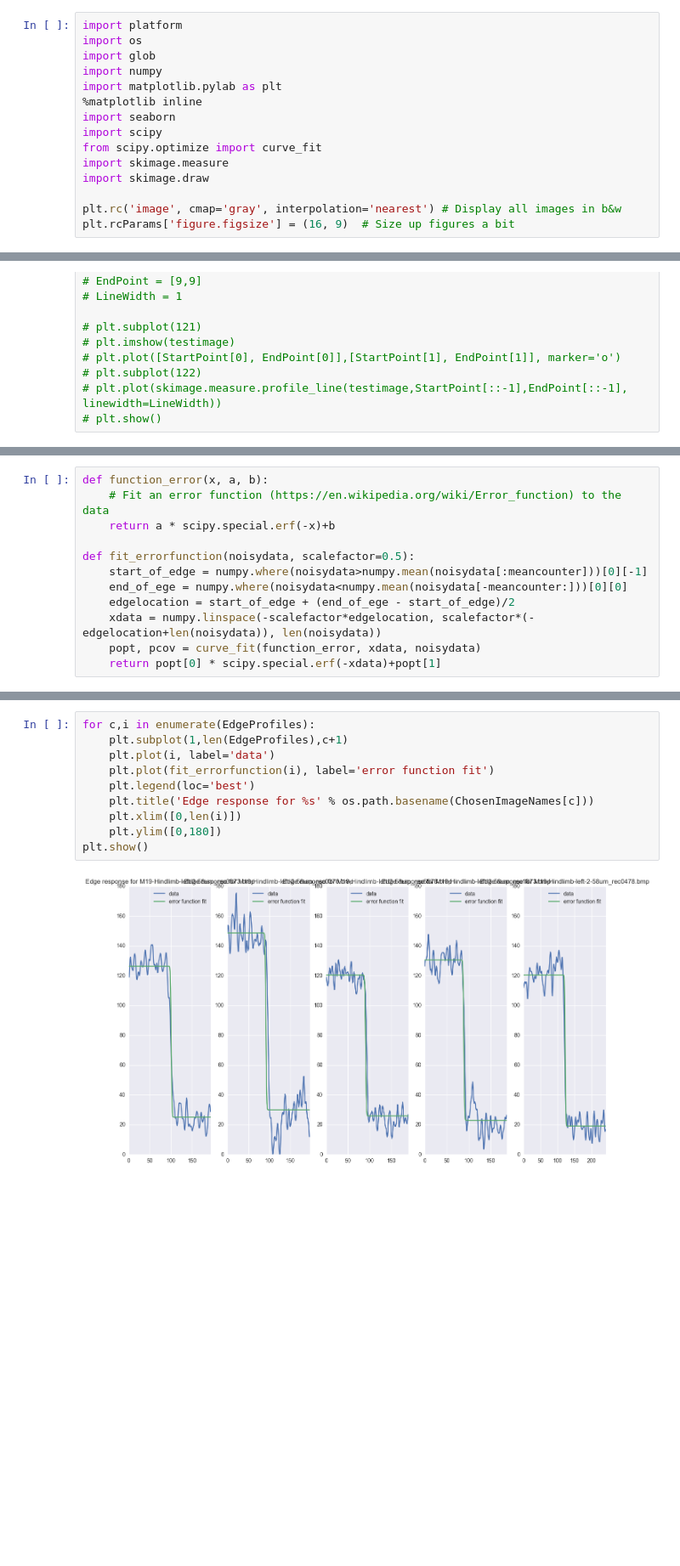
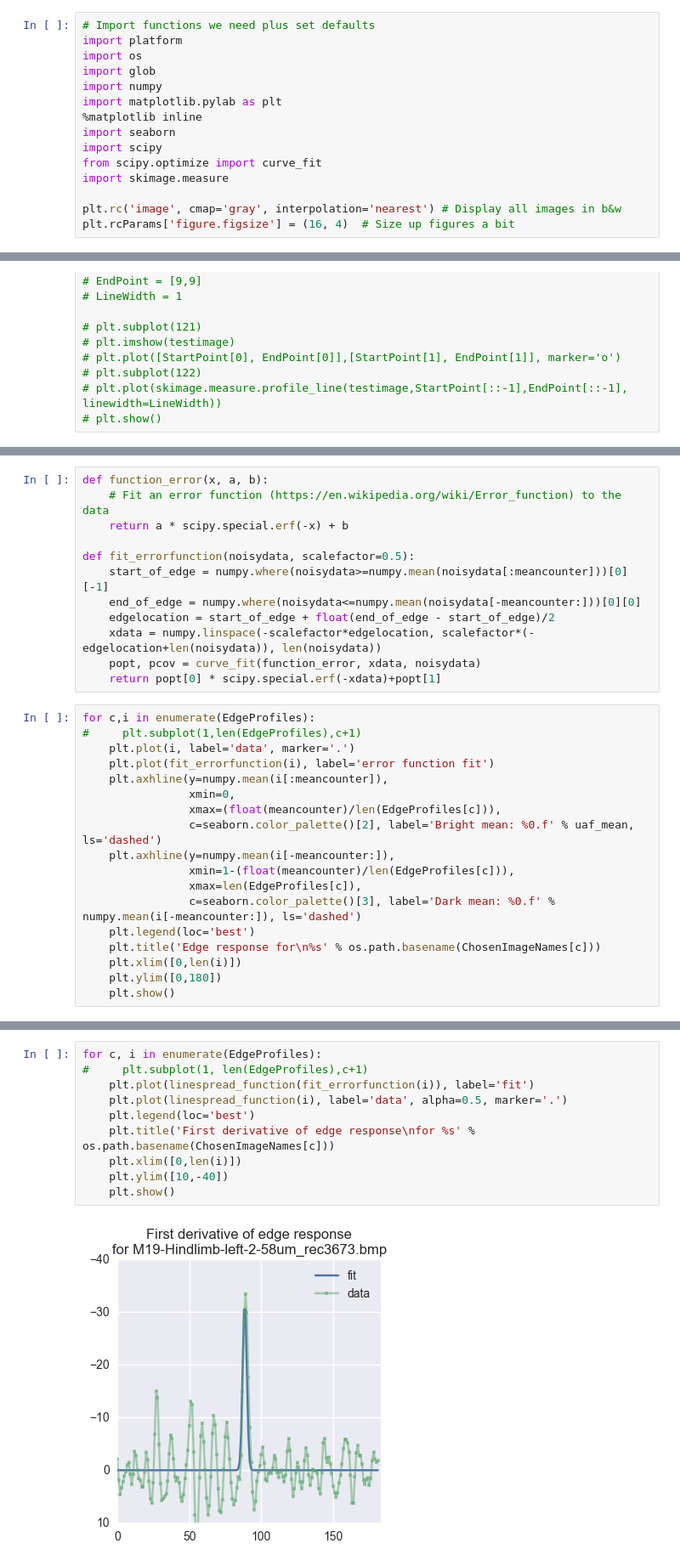
Before and after one commit to habi/mtf, a Jupyter notebook: Edge response.ipynb, the cells around one changed output, grey strips where cells are left out. Shown at 85% size. Cells and saved outputs as stored; diff of their text form; blank space fills up the shorter version.

```diff
--- a/Edge response.ipynb
+++ b/Edge response.ipynb
@@ -25,4 +25,5 @@ http://www.quickmtf.com/about-resolution.html
 # %%
+# Import functions we need plus set defaults
 import platform
 import os
 import glob
@@ -33,10 +34,9 @@ import seaborn
 import scipy
 from scipy.optimize import curve_fit
 import skimage.measure
-import skimage.draw
 
 plt.rc('image', cmap='gray', interpolation='nearest') # Display all images in b&w
-plt.rcParams['figure.figsize'] = (16, 9)  # Size up figures a bit
+plt.rcParams['figure.figsize'] = (16, 4)  # Size up figures a bit
 # %%
 # Load Images from different locations depending if we run this notebook on Linux or Windows
 if 'debian' in platform.dist():
@@ -165,12 +178,30 @@ The 10-90% edge response (gray values 29-109) is 8 pixels wide (px 117-125)
 # %%
 def function_error(x, a, b):
     # Fit an error function (https://en.wikipedia.org/wiki/Error_function) to the data
-    return a * scipy.special.erf(-x)+b
+    return a * scipy.special.erf(-x) + b
 
 def fit_errorfunction(noisydata, scalefactor=0.5):
-    start_of_edge = numpy.where(noisydata>numpy.mean(noisydata[:meancounter]))[0][-1]
-    end_of_ege = numpy.where(noisydata<numpy.mean(noisydata[-meancounter:]))[0][0]
-    edgelocation = start_of_edge + (end_of_ege - start_of_edge)/2
+    start_of_edge = numpy.where(noisydata>=numpy.mean(noisydata[:meancounter]))[0][-1]
+    end_of_edge = numpy.where(noisydata<=numpy.mean(noisydata[-meancounter:]))[0][0]
+    edgelocation = start_of_edge + float(end_of_edge - start_of_edge)/2
     xdata = numpy.linspace(-scalefactor*edgelocation, scalefactor*(-edgelocation+len(noisydata)), len(noisydata))
     popt, pcov = curve_fit(function_error, xdata, noisydata)
     return popt[0] * scipy.special.erf(-xdata)+popt[1]
+# %%
+for c,i in enumerate(EdgeProfiles):
+#     plt.subplot(1,len(EdgeProfiles),c+1)
+    plt.plot(i, label='data', marker='.')
+    plt.plot(fit_errorfunction(i), label='error function fit')
+    plt.axhline(y=numpy.mean(i[:meancounter]),
+                xmin=0,
+                xmax=(float(meancounter)/len(EdgeProfiles[c])),
+                c=seaborn.color_palette()[2], label='Bright mean: %0.f' % uaf_mean, ls='dashed')
+    plt.axhline(y=numpy.mean(i[-meancounter:]),
+                xmin=1-(float(meancounter)/len(EdgeProfiles[c])),
+                xmax=len(EdgeProfiles[c]),
+                c=seaborn.color_palette()[3], label='Dark mean: %0.f' % numpy.mean(i[-meancounter:]), ls='dashed')
+    plt.legend(loc='best')
+    plt.title('Edge response for\n%s' % os.path.basename(ChosenImageNames[c]))
+    plt.xlim([0,len(i)])
+    plt.ylim([0,180])
+    plt.show()
@@ -183,12 +220,12 @@ def mtf(data):
 # %%
-for c,i in enumerate(EdgeProfiles):
-    plt.subplot(1,len(EdgeProfiles),c+1)
-    plt.plot(i, label='data')
-    plt.plot(fit_errorfunction(i), label='error function fit')
+for c, i in enumerate(EdgeProfiles):
+#     plt.subplot(1, len(EdgeProfiles),c+1)
+    plt.plot(linespread_function(fit_errorfunction(i)), label='fit')
+    plt.plot(linespread_function(i), label='data', alpha=0.5, marker='.')
     plt.legend(loc='best')
-    plt.title('Edge response for %s' % os.path.basename(ChosenImageNames[c]))
+    plt.title('First derivative of edge response\nfor %s' % os.path.basename(ChosenImageNames[c]))
     plt.xlim([0,len(i)])
-    plt.ylim([0,180])
-plt.show()
+    plt.ylim([10,-40])
+    plt.show()
 # %% [output]
-[figure, old version]
+[figure, new version]
```
Also changed, not shown: parts of 18 cells of this notebook.
